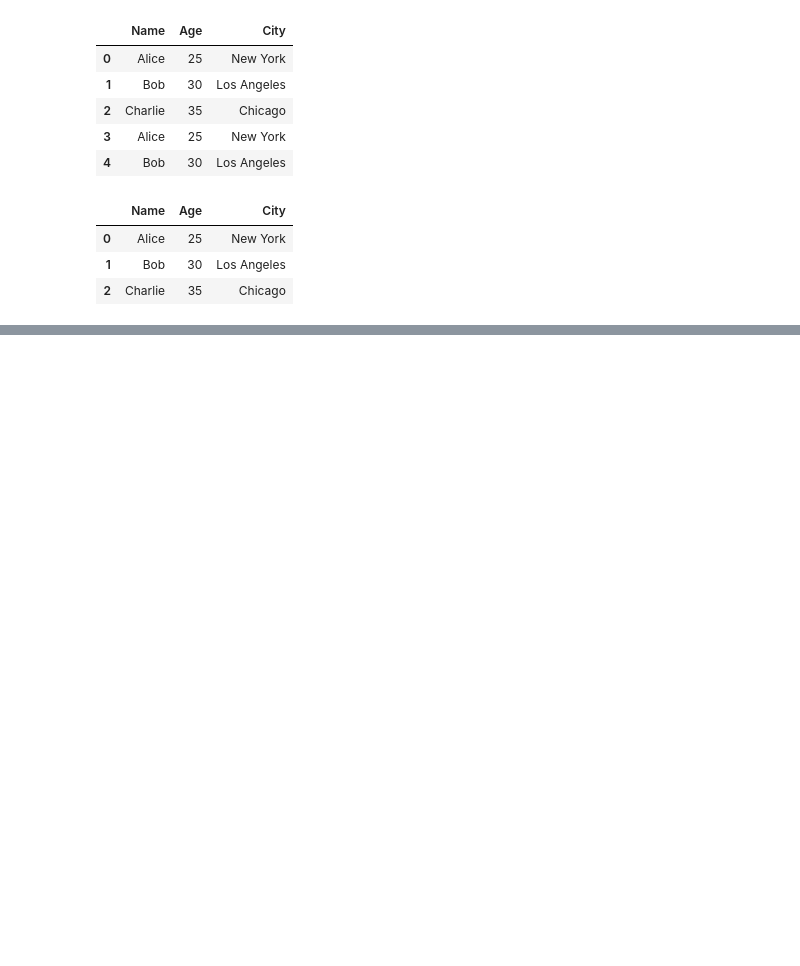
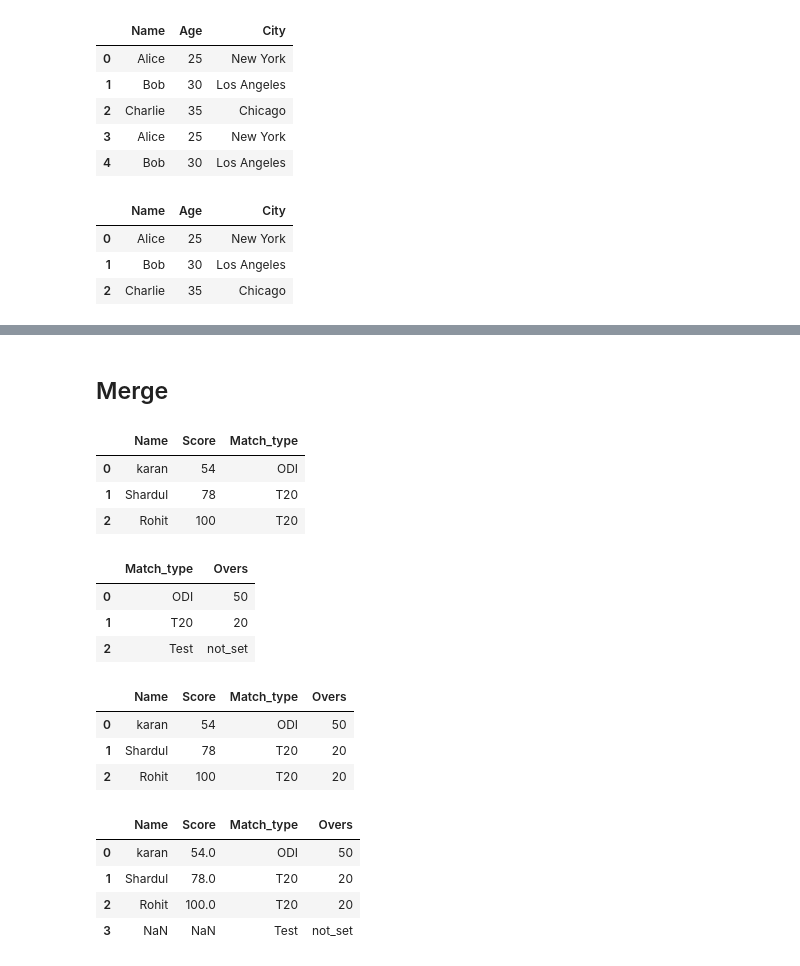
Before and after one commit to arunChauhan-coder/Pandas, a Jupyter notebook: InterviewPrep.ipynb, the cells around one changed output, grey strips where cells are left out. Saved outputs shown, nothing was run; the diff lists cells and outputs as text; code cells hidden in the pictures; blank space fills up the shorter version.

```diff
--- a/InterviewPrep.ipynb
+++ b/InterviewPrep.ipynb
@@ -613,0 +644,33 @@ df_duplicate
+# %% [markdown]
+## Merge
+# %%
+df8 = pd.DataFrame({"Name": ["karan","Shardul","Rohit"],"Score":[54,78,100],"Match_type":["ODI","T20","T20"] })
+df8
+# %% [output]
+|  | Name | Score | Match_type |
+| 0 | karan | 54 | ODI |
+| 1 | Shardul | 78 | T20 |
+| 2 | Rohit | 100 | T20 |
+# %%
+df9 =pd.DataFrame({"Match_type":["ODI","T20","Test"],"Overs":["50","20","not_set"]})
+df9
+# %% [output]
+|  | Match_type | Overs |
+| 0 | ODI | 50 |
+| 1 | T20 | 20 |
+| 2 | Test | not_set |
+# %%
+pd.merge(df8,df9,how ="inner",on = "Match_type")
+# %% [output]
+|  | Name | Score | Match_type | Overs |
+| 0 | karan | 54 | ODI | 50 |
+| 1 | Shardul | 78 | T20 | 20 |
+| 2 | Rohit | 100 | T20 | 20 |
+# %%
+pd.merge(df8,df9,how ="right",on = "Match_type")
+# %% [output]
+|  | Name | Score | Match_type | Overs |
+| 0 | karan | 54.0 | ODI | 50 |
+| 1 | Shardul | 78.0 | T20 | 20 |
+| 2 | Rohit | 100.0 | T20 | 20 |
+| 3 | NaN | NaN | Test | not_set |
```
Also changed, not shown: parts of 14 cells of this notebook.
